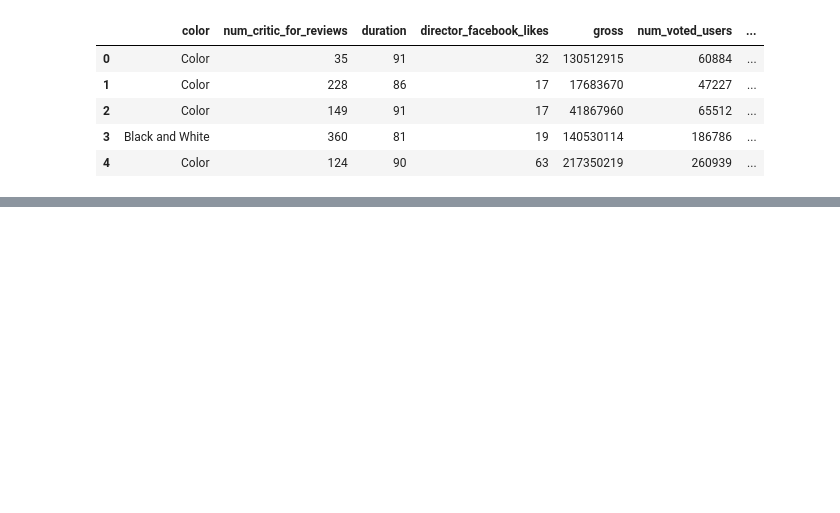
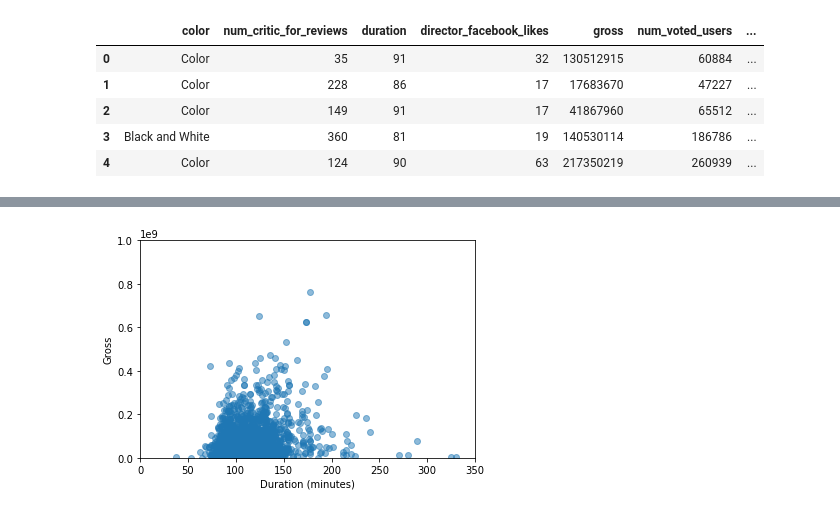
Before and after one commit to marc-hern/Feature-Selection-In-IMDB, a Jupyter notebook: Feature-Selection.ipynb, the cells around one changed output, grey strips where cells are left out. Saved outputs shown, nothing was run; the diff lists cells and outputs as text; code cells hidden in the pictures; blank space fills up the shorter version.

```diff
--- a/Feature-Selection.ipynb
+++ b/Feature-Selection.ipynb
@@ -28,0 +63,14 @@ movies_dataframe.head()
+# %%
+# Gross vs. Duration
+
+x_axis = movies_dataframe['duration']
+
+plt.ylabel('Gross')
+plt.xlabel('Duration (minutes)')
+
+plt.ylim([0, 1000000000])           #Gross limit of $1B
+plt.xlim([0, 350])                  #Durtaion limit of 350 minutes (looong movies)
+plt.scatter(x_axis, y_axis, alpha=0.5)
+plt.show()
+# %% [output]
+[figure, added]
```
Also changed, not shown: parts of 25 cells of this notebook, 2 other files.
